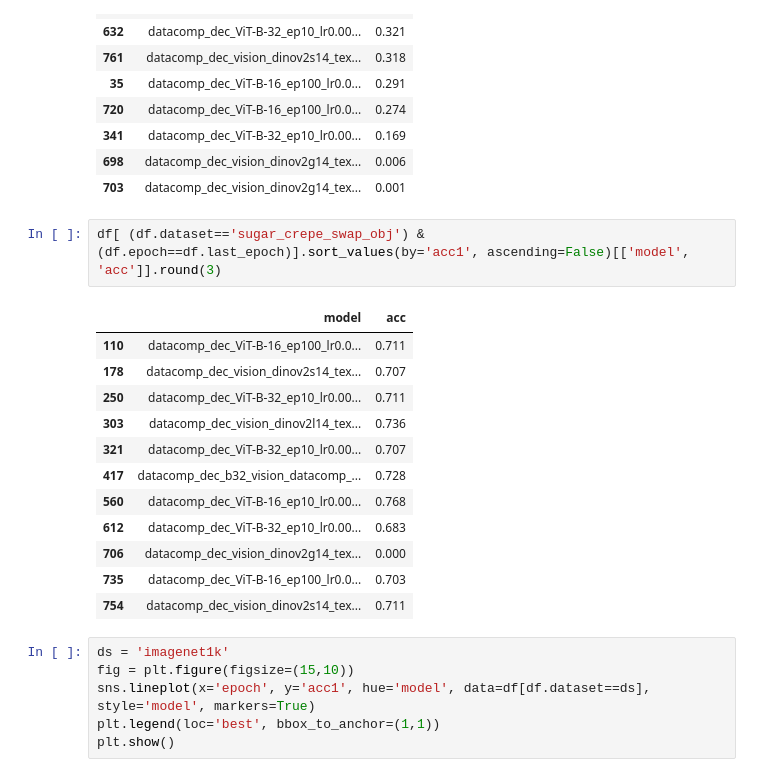
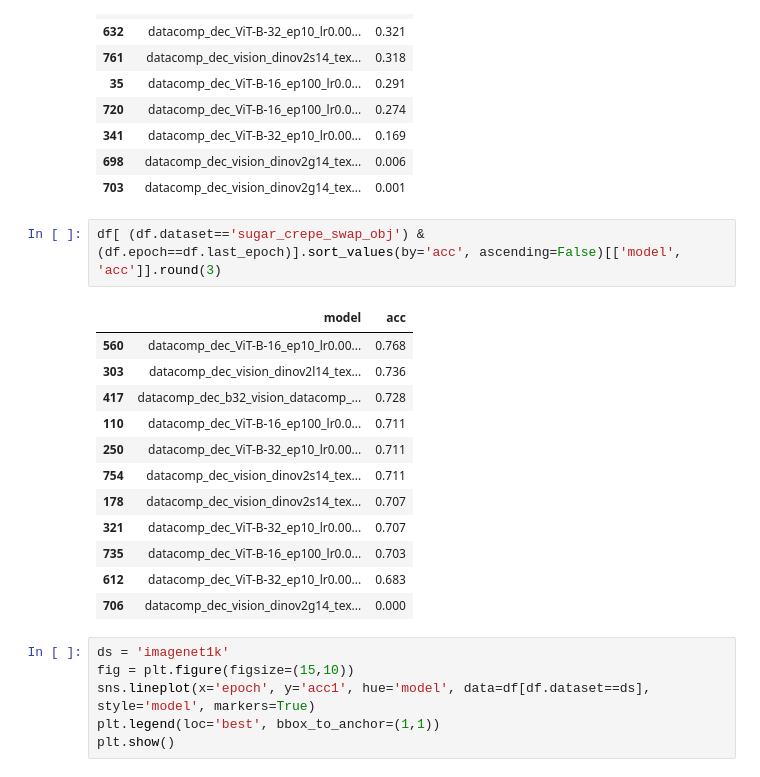
Before and after one commit to mehdidc/open_clip, a Jupyter notebook: results.ipynb, the cells around one changed output. Cells and saved outputs as stored; diff of their text form.

```diff
--- a/results.ipynb
+++ b/results.ipynb
@@ -52,20 +52,20 @@ df[ (df.dataset=='imagenet1k') & (df.epoch==df.last_epoch)].sort_values(by='acc1
 | 698 | datacomp_dec_vision_dinov2g14_tex... | 0.006 |
 | 703 | datacomp_dec_vision_dinov2g14_tex... | 0.001 |
 # %%
-df[ (df.dataset=='sugar_crepe_swap_obj') & (df.epoch==df.last_epoch)].sort_values(by='acc1', ascending=False)[['model', 'acc']].round(3)
+df[ (df.dataset=='sugar_crepe_swap_obj') & (df.epoch==df.last_epoch)].sort_values(by='acc', ascending=False)[['model', 'acc']].round(3)
 # %% [output]
 |  | model | acc |
+| 560 | datacomp_dec_ViT-B-16_ep10_lr0.00... | 0.768 |
+| 303 | datacomp_dec_vision_dinov2l14_tex... | 0.736 |
+| 417 | datacomp_dec_b32_vision_datacomp_... | 0.728 |
 | 110 | datacomp_dec_ViT-B-16_ep100_lr0.0... | 0.711 |
+| 250 | datacomp_dec_ViT-B-32_ep10_lr0.00... | 0.711 |
+| 754 | datacomp_dec_vision_dinov2s14_tex... | 0.711 |
 | 178 | datacomp_dec_vision_dinov2s14_tex... | 0.707 |
-| 250 | datacomp_dec_ViT-B-32_ep10_lr0.00... | 0.711 |
-| 303 | datacomp_dec_vision_dinov2l14_tex... | 0.736 |
 | 321 | datacomp_dec_ViT-B-32_ep10_lr0.00... | 0.707 |
-| 417 | datacomp_dec_b32_vision_datacomp_... | 0.728 |
-| 560 | datacomp_dec_ViT-B-16_ep10_lr0.00... | 0.768 |
+| 735 | datacomp_dec_ViT-B-16_ep100_lr0.0... | 0.703 |
 | 612 | datacomp_dec_ViT-B-32_ep10_lr0.00... | 0.683 |
 | 706 | datacomp_dec_vision_dinov2g14_tex... | 0.000 |
-| 735 | datacomp_dec_ViT-B-16_ep100_lr0.0... | 0.703 |
-| 754 | datacomp_dec_vision_dinov2s14_tex... | 0.711 |
 # %%
 ds = 'imagenet1k'
 fig = plt.figure(figsize=(15,10))
```
